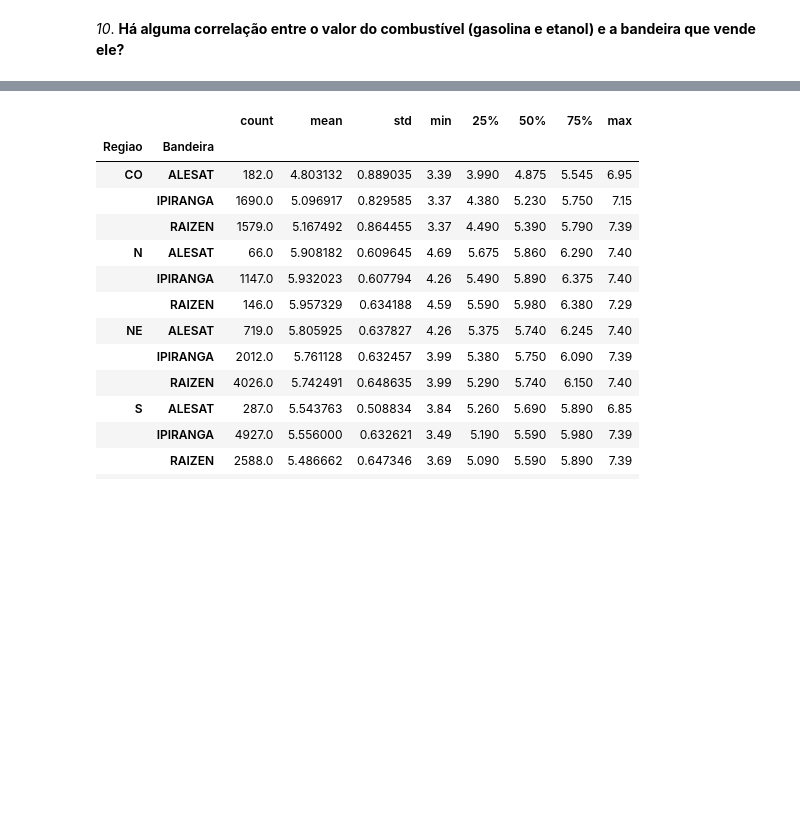
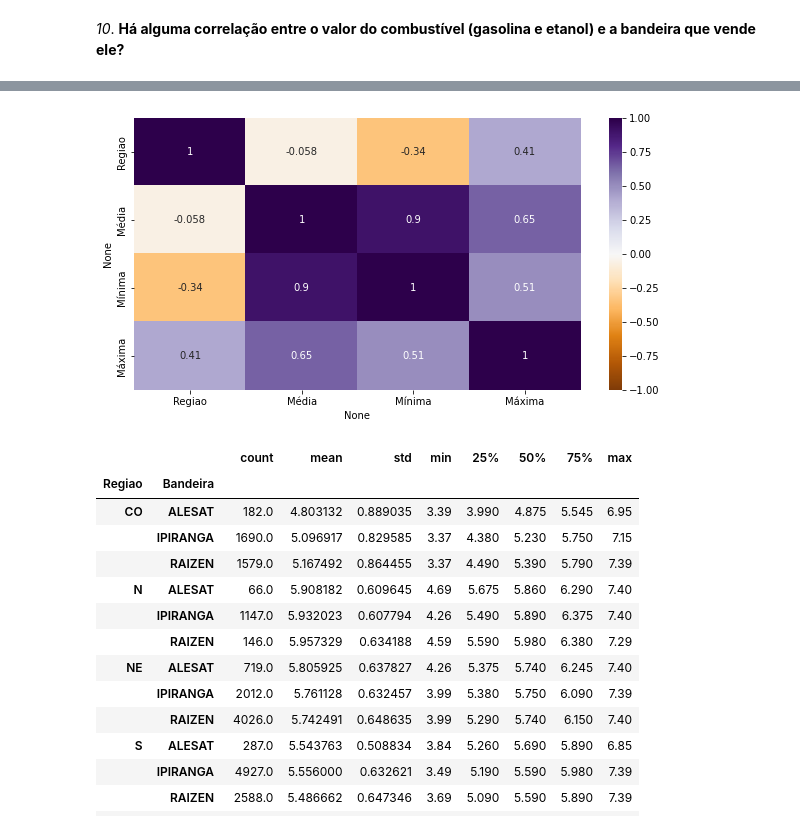
Before and after one commit to gustavovarella/Projeto_m4, a Jupyter notebook: PROJETO_M4.ipynb, the cells around one changed output, grey strips where cells are left out. Drawn from its saved outputs; the diff is of its cells as text; code cells hidden in the pictures; blank space fills up the shorter version.

```diff
--- a/PROJETO_M4.ipynb
+++ b/PROJETO_M4.ipynb
@@ -398,0 +476,4 @@ maximas_por_municipio
+# %%
+valores_cor = pd.concat([prod_corr_mean, prod_corr_min,prod_corr_max], axis=1).round(3)
+valores_cor.columns = [['Média','Mínima','Máxima']]
+valores_cor
@@ -398,0 +498,9 @@ maximas_por_municipio
+# %%
+funcao = lambda x: 1 if x == 'CO' else 2 if x == 'N' else 3 if x == 'NE' else 4 if x =='S' else 5
+# %%
+valores_cor_copy = valores_cor.copy()
+valores_cor_copy.reset_index(inplace = True)
+# %%
+valores_cor_copy['Regiao'] =  valores_cor_copy['Regiao'].applymap(funcao)
+
+valores_cor_copy
@@ -399,3 +532,9 @@ maximas_por_municipio
+# %%
+plt.figure(figsize=(10,5))
+sns.heatmap(valores_cor_copy.corr(), vmin=-1.0, vmax=1.0, cmap='PuOr', annot=True)
+print()
+# %% [output]
+[figure, added]
 # %%
 # agrupando bandeiras por regiões
 bandeiras = df_completo[(df_completo['Bandeira'] == 'RAIZEN')|\
```
Also changed, not shown: parts of 21 cells of this notebook.
